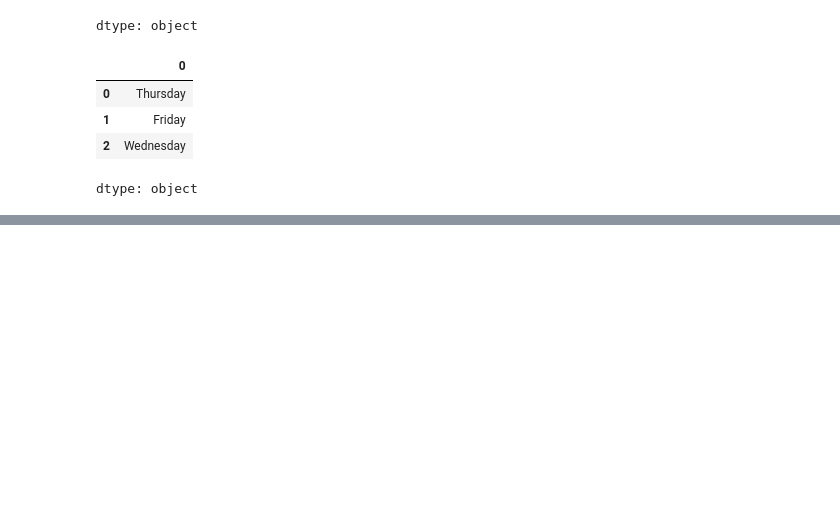
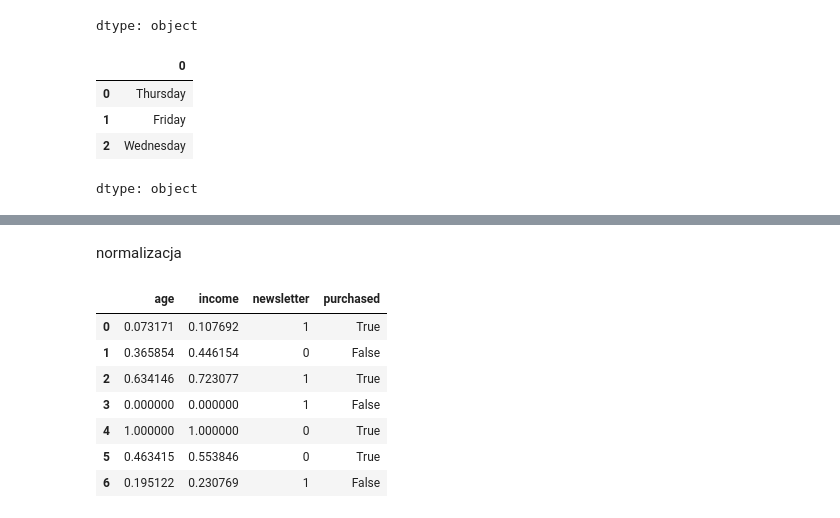
Before and after one commit to rajkonkret/PythonAnalizaDanych, a Jupyter notebook: zadanie_analiza.ipynb, the cells around one changed output, grey strips where cells are left out. Saved outputs shown, nothing was run; the diff lists cells and outputs as text; code cells hidden in the pictures; blank space fills up the shorter version.

```diff
--- a/zadanie_analiza.ipynb
+++ b/zadanie_analiza.ipynb
@@ -382,0 +445,25 @@ dtype: object
+# %%
+df = pd.DataFrame({
+    'age': [22, 34, 45, 19, 60, 38, 27],
+    'income': [3200, 5400, 7200, 2500, 9000, 6100, 4000],
+    'newsletter' : [1, 0, 1, 1, 0, 0, 1],
+    'purchased': ['True', 'False', 'True', 'False', 'True', 'True', 'False']
+})
+# %% [markdown]
+normalizacja
+# %%
+for col in ['age', 'income']:
+    min_val = df[col].min()
+    max_val = df[col].max()
+    df[col] = (df[col] - min_val) / (max_val - min_val)
+
+df
+# %% [output]
+|  | age | income | newsletter | purchased |
+| 0 | 0.073171 | 0.107692 | 1 | True |
+| 1 | 0.365854 | 0.446154 | 0 | False |
+| 2 | 0.634146 | 0.723077 | 1 | True |
+| 3 | 0.000000 | 0.000000 | 1 | False |
+| 4 | 1.000000 | 1.000000 | 0 | True |
+| 5 | 0.463415 | 0.553846 | 0 | True |
+| 6 | 0.195122 | 0.230769 | 1 | False |
```
Also changed, not shown: parts of 14 cells of this notebook.
